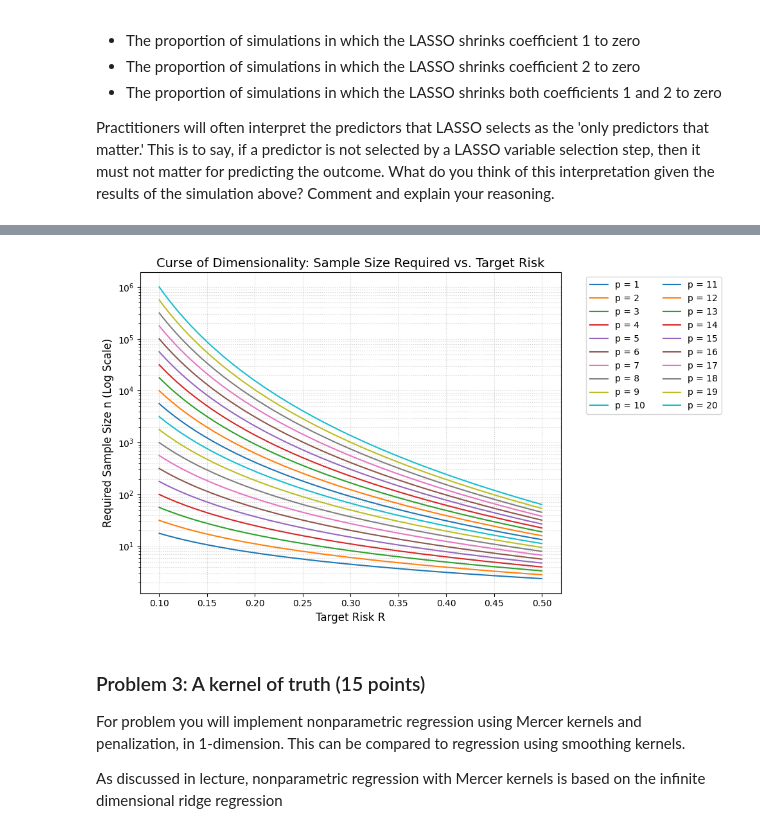
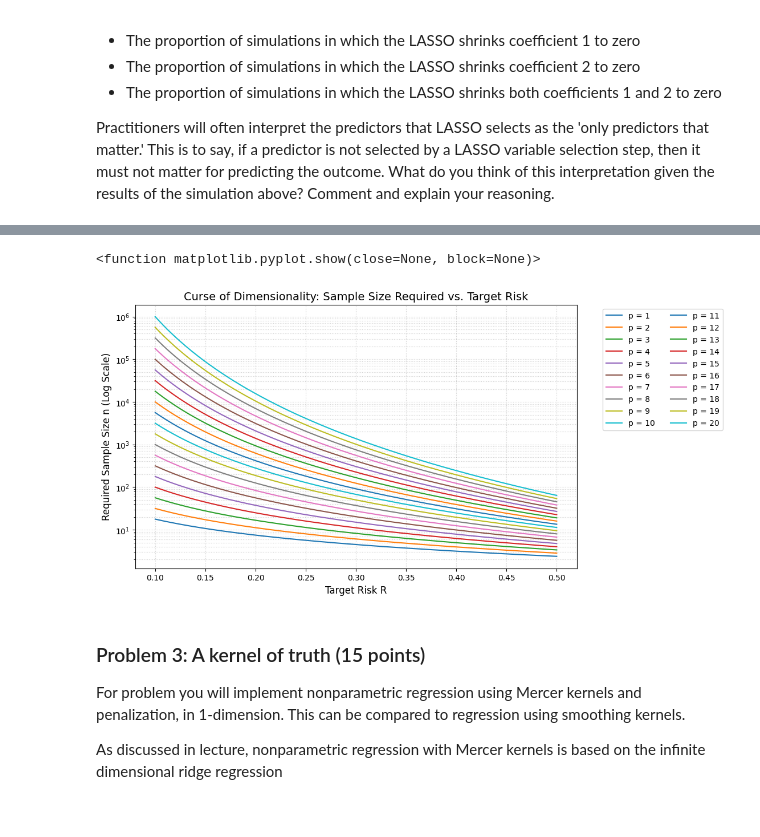
Before and after one commit to Jason-Shuler/machine_learning, a Jupyter notebook: assignments/assn1/assn1.ipynb, the cells around one changed output, grey strips where cells are left out. Drawn from its saved outputs; the diff is of its cells as text; code cells hidden in the pictures.

```diff
--- a/assignments/assn1/assn1.ipynb
+++ b/assignments/assn1/assn1.ipynb
@@ -634,30 +619,28 @@ risk $R(h) = {\mathbb E}\left(\hat m(x) - m(x)\right)^2$ can approach zero as th
 
 Using the risk bound you derive above, make a plot that demonstrates the curse of dimensionality by plotting the sample size required to achieve a given level of risk. Specifically, let the target risk $R$ vary between 0.1 and 0.5, and let the dimension $p$ vary between 1 and 20, and plot the sample size required to achieve that risk. Give a single plot that shows the collection of curves for each dimension.
 # %%
-# 2.1 and 2.2 on paper
 R = np.linspace(0.1, 0.5, 200)
 dimensions = range(1, 21)
 
 plt.figure(figsize=(10, 6))
 
-# Plot required sample size curve for each dimension
 for p in dimensions:
   # Using C = 1 for scaling illustration
   n_required = (1 / R) ** ((p + 4) / 4)
   plt.plot(R, n_required, label=f'p = {p}')
 
 plt.yscale('log')  # Log scale highlights exponential growth across dimensions
 plt.xlabel('Target Risk R', fontsize=12)
 plt.ylabel('Required Sample Size n (Log Scale)', fontsize=12)
 plt.title(
     'Curse of Dimensionality: Sample Size Required vs. Target Risk', fontsize=14
 )
 plt.grid(True, which='both', linestyle=':', alpha=0.6)
 plt.legend(bbox_to_anchor=(1.05, 1), loc='upper left', ncol=2)
-plt.tight_layout()
-plt.show()
+plt.show
 # %% [output]
+<function matplotlib.pyplot.show(close=None, block=None)>
-[figure, old version]
+[figure, new version]
 # %% [markdown]
 ### Problem 3: A kernel of truth (15 points)
 
```
Also changed, not shown: parts of 12 cells of this notebook.
